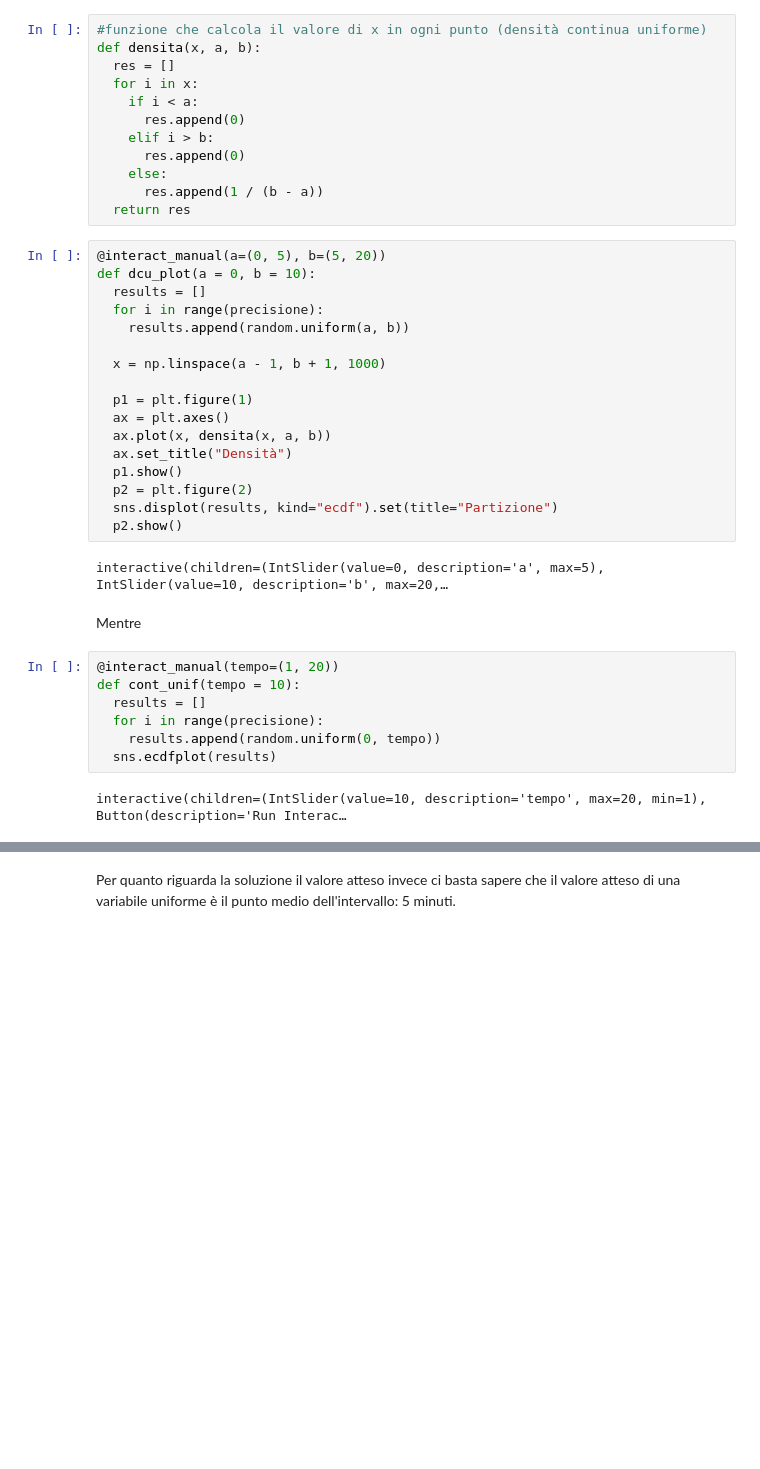
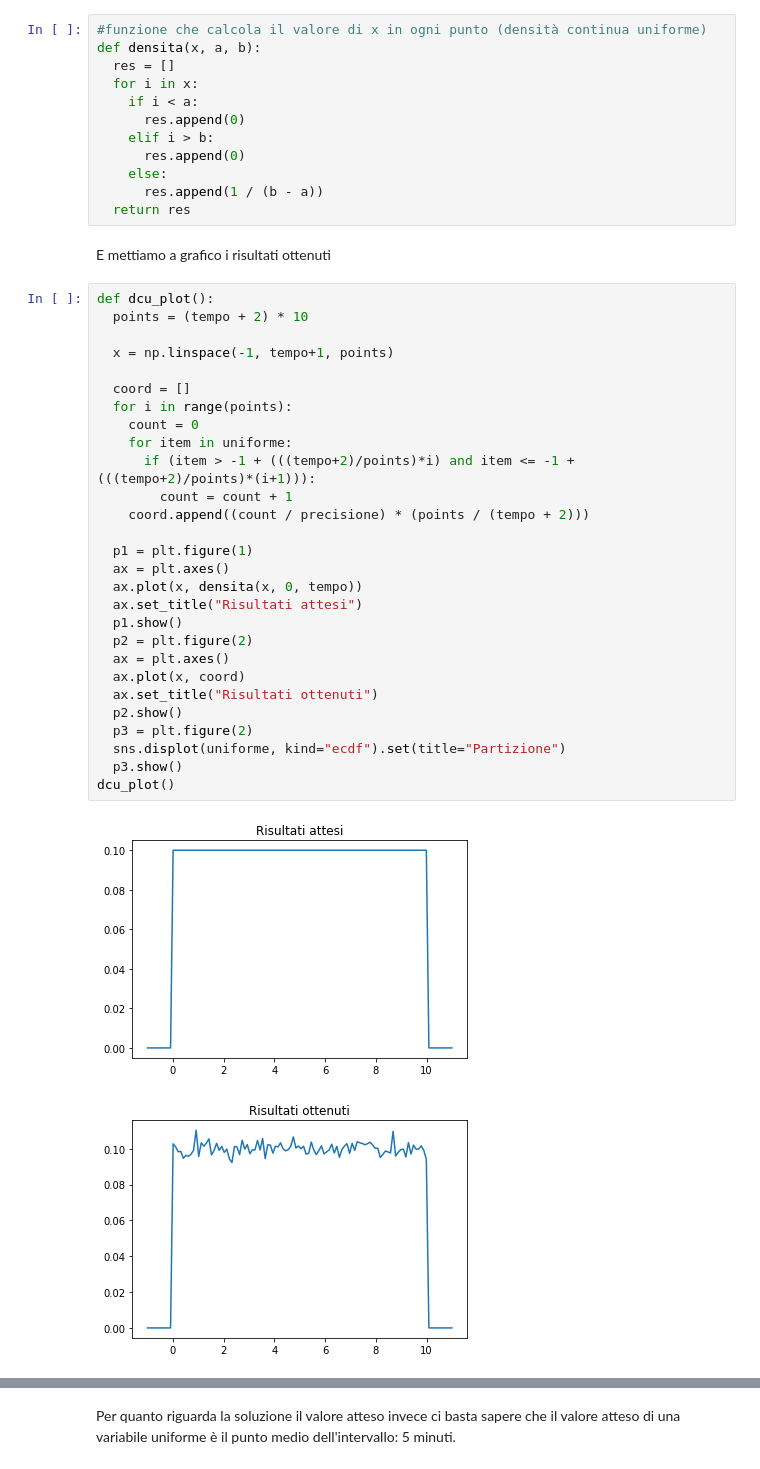
Before and after one commit to MontiMic/Tesi, a Jupyter notebook: Untitled1.ipynb, the cells around one changed output, grey strips where cells are left out. Saved outputs shown, nothing was run; the diff lists cells and outputs as text; blank space fills up the shorter version.

```diff
--- a/Untitled1.ipynb
+++ b/Untitled1.ipynb
@@ -668,33 +673,36 @@ def densita(x, a, b):
     else:
       res.append(1 / (b - a))
   return res
-# %%
-@interact_manual(a=(0, 5), b=(5, 20))
-def dcu_plot(a = 0, b = 10):
-  results = []
-  for i in range(precisione):
-    results.append(random.uniform(a, b))
-
-  x = np.linspace(a - 1, b + 1, 1000)
-
-  p1 = plt.figure(1)
-  ax = plt.axes()
-  ax.plot(x, densita(x, a, b))
-  ax.set_title("Densità")
-  p1.show()
-  p2 = plt.figure(2)
-  sns.displot(results, kind="ecdf").set(title="Partizione")
-  p2.show()
-# %% [output]
-interactive(children=(IntSlider(value=0, description='a', max=5), IntSlider(value=10, description='b', max=20,…
-# %% [markdown]
-Mentre
-# %%
-@interact_manual(tempo=(1, 20))
-def cont_unif(tempo = 10):
-  results = []
-  for i in range(precisione):
-    results.append(random.uniform(0, tempo))
-  sns.ecdfplot(results)
-# %% [output]
-interactive(children=(IntSlider(value=10, description='tempo', max=20, min=1), Button(description='Run Interac…
+# %% [markdown]
+E mettiamo a grafico i risultati ottenuti
+# %%
+def dcu_plot():
+  points = (tempo + 2) * 10
+
+  x = np.linspace(-1, tempo+1, points)
+
+  coord = []
+  for i in range(points):
+    count = 0
+    for item in uniforme:
+      if (item > -1 + (((tempo+2)/points)*i) and item <= -1 + (((tempo+2)/points)*(i+1))):
+        count = count + 1
+    coord.append((count / precisione) * (points / (tempo + 2)))
+
+  p1 = plt.figure(1)
+  ax = plt.axes()
+  ax.plot(x, densita(x, 0, tempo))
+  ax.set_title("Risultati attesi")
+  p1.show()
+  p2 = plt.figure(2)
+  ax = plt.axes()
+  ax.plot(x, coord)
+  ax.set_title("Risultati ottenuti")
+  p2.show()
+  p3 = plt.figure(2)
+  sns.displot(uniforme, kind="ecdf").set(title="Partizione")
+  p3.show()
+dcu_plot()
+# %% [output]
+[figure, added]
+[figure, added]
```
Also changed, not shown: parts of 9 cells of this notebook.
